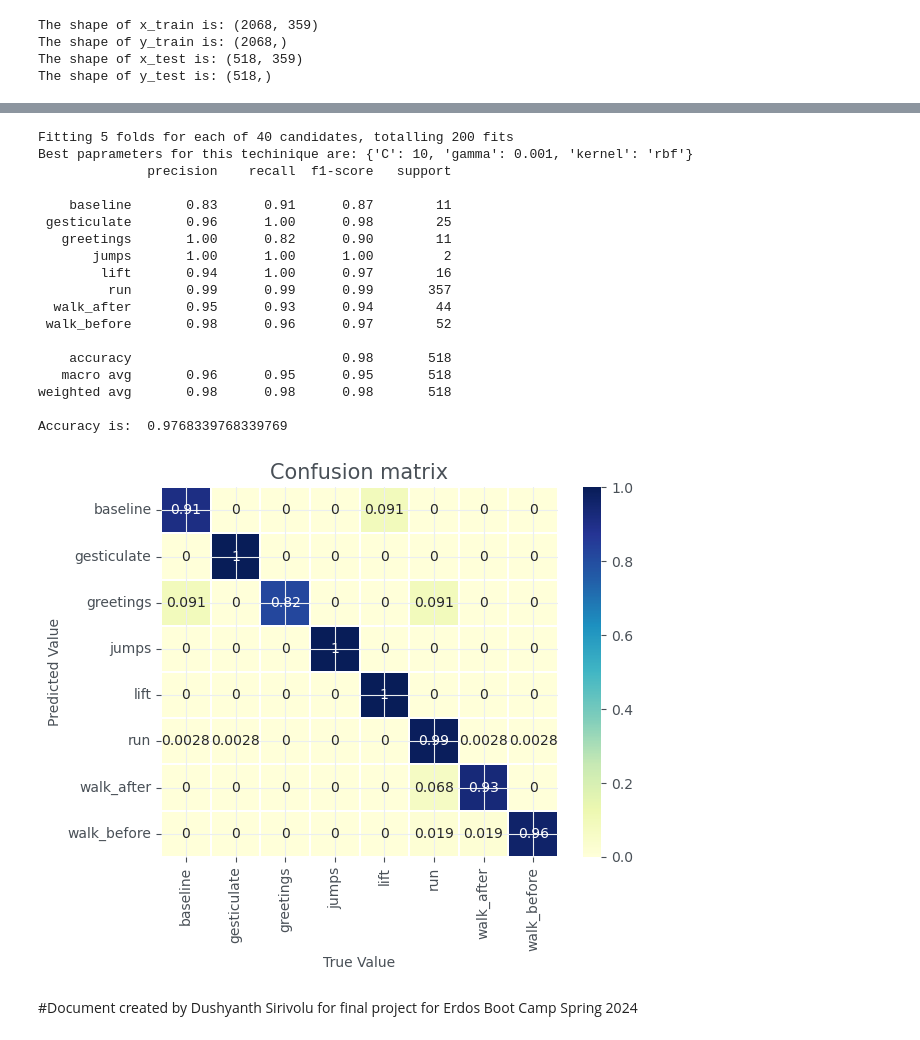
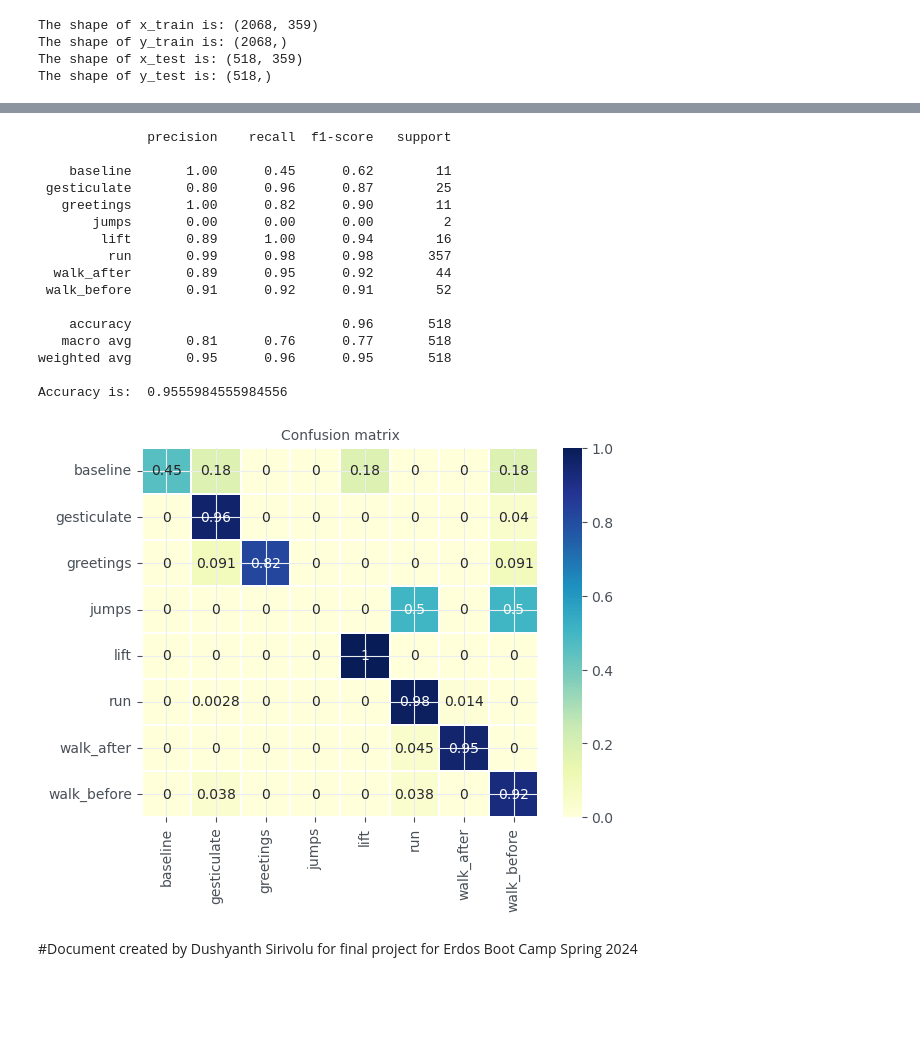
Before and after one commit to TongShan4869/Biosignal-Activity-Detection, a Jupyter notebook: models/Bio_Signal_SVM.ipynb, the cells around one changed output, grey strips where cells are left out. Drawn from its saved outputs; the diff is of its cells as text; code cells hidden in the pictures; blank space fills up the shorter version.

```diff
--- a/models/Bio_Signal_SVM.ipynb
+++ b/models/Bio_Signal_SVM.ipynb
@@ -46,9 +90,3 @@ The shape of x_train is: (2068, 359)
 The shape of y_train is: (2068,)
 The shape of x_test is: (518, 359)
 The shape of y_test is: (518,)
-# %%
-from sklearn.preprocessing import StandardScaler
-scaler = StandardScaler(copy = False)
-
-scaler.fit_transform(x_train)
-scaler.fit_transform(x_test)
@@ -69,19 +93,15 @@ array([[ 0.38063676, -0.26981906, -0.05137572, ..., -0.22638954,
 # %%
-from sklearn.model_selection import GridSearchCV
+from sklearn.preprocessing import StandardScaler
+from sklearn.pipeline import Pipeline
+from sklearn.svm import SVC
 
-param_grid = {'C': [0.1, 1, 10, 100],
-              'gamma': [0.001, 0.01, 0.1, 1, 10],
-             'kernel': ['rbf', 'poly']}
+svm_class = svm.SVC(gamma = 0.001, kernel = 'rbf')
 
-svm_classifier = svm.SVC()
+pipe = Pipeline([('scaler', StandardScaler()), ('svm', svm_class)])
 
-grid_search = GridSearchCV(svm_classifier, param_grid, cv=5, n_jobs=-1, verbose=1)
+pipe.fit(x_train, y_train)
 
-grid_search.fit(x_train, y_train)
-
-print("Best paprameters for this techinique are:", grid_search.best_params_)
-
-y_pred = grid_search.predict(x_test)
+y_pred = pipe.predict(x_test)
 
 print(classification_report(y_test, y_pred))
 
@@ -89,36 +109,33 @@ accuracy = accuracy_score(y_test, y_pred)
 
 print("Accuracy is: ", accuracy)
 # %% [output]
-Fitting 5 folds for each of 40 candidates, totalling 200 fits
-Best paprameters for this techinique are: {'C': 10, 'gamma': 0.001, 'kernel': 'rbf'}
               precision    recall  f1-score   support
 
-    baseline       0.83      0.91      0.87        11
- gesticulate       0.96      1.00      0.98        25
+    baseline       1.00      0.45      0.62        11
+ gesticulate       0.80      0.96      0.87        25
    greetings       1.00      0.82      0.90        11
-       jumps       1.00      1.00      1.00         2
-        lift       0.94      1.00      0.97        16
-         run       0.99      0.99      0.99       357
-  walk_after       0.95      0.93      0.94        44
- walk_before       0.98      0.96      0.97        52
+       jumps       0.00      0.00      0.00         2
+        lift       0.89      1.00      0.94        16
+         run       0.99      0.98      0.98       357
+  walk_after       0.89      0.95      0.92        44
+ walk_before       0.91      0.92      0.91        52
 
-    accuracy                           0.98       518
-   macro avg       0.96      0.95      0.95       518
-weighted avg       0.98      0.98      0.98       518
+    accuracy                           0.96       518
+   macro avg       0.81      0.76      0.77       518
+weighted avg       0.95      0.96      0.95       518
 
-Accuracy is:  0.9768339768339769
+Accuracy is:  0.9555984555984556
 # %%
 from sklearn.metrics import confusion_matrix
 
+
 cm = confusion_matrix(y_test, y_pred, normalize = 'true')
-sns.heatmap(cm, annot=True, xticklabels = grid_search.classes_, yticklabels = grid_search.classes_, linewidths=0.1,  cmap = 'YlGnBu')
+sns.heatmap(cm, annot=True, xticklabels = pipe.classes_, yticklabels = pipe.classes_, linewidths=0.1,  cmap = 'YlGnBu')
 
-plt.title("Confusion matrix", fontsize = 15)
-plt.xlabel("True Value")
-plt.ylabel("Predicted Value")
-plt.savefig("Confusion_Matrix_SVM")
+plt.title("Confusion matrix", fontsize = 10)
+plt.savefig("Confusion_Matrix_SVM", bbox_inches='tight')
 plt.show()
 # %% [output]
-[figure, old version]
+[figure, new version]
 # %% [markdown]
 #Document created by Dushyanth Sirivolu for final project for Erdos Boot Camp Spring 2024
```
Also changed, not shown: parts of 8 cells of this notebook.
